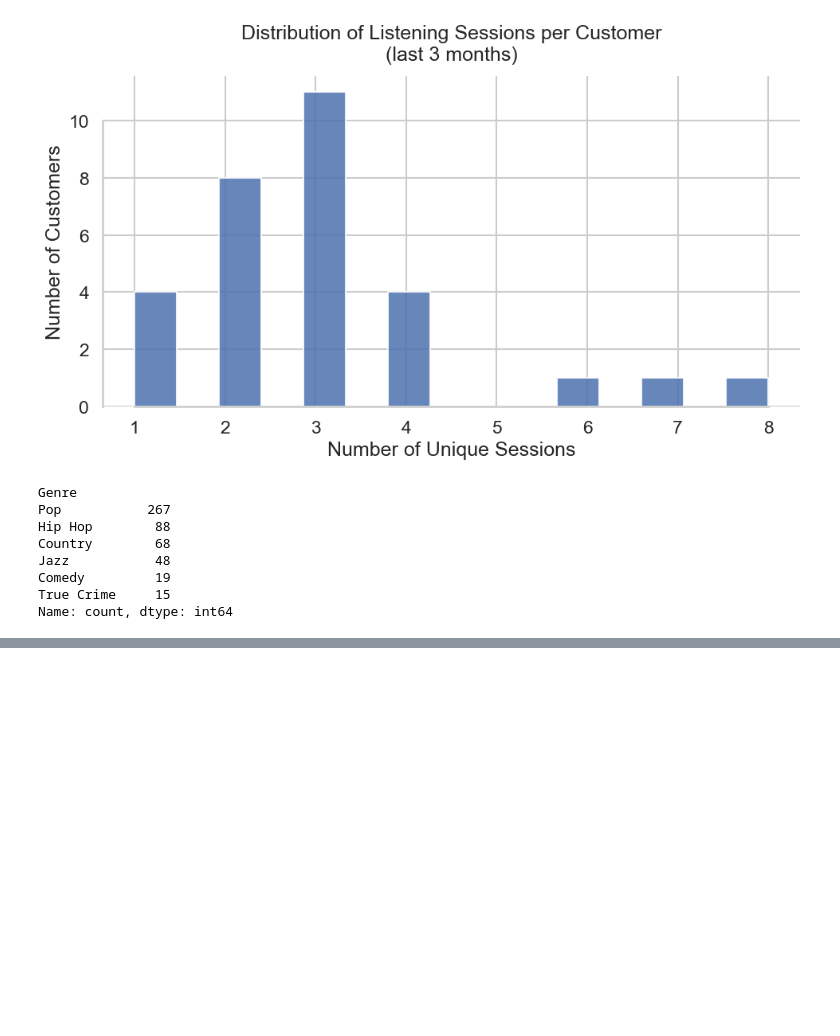
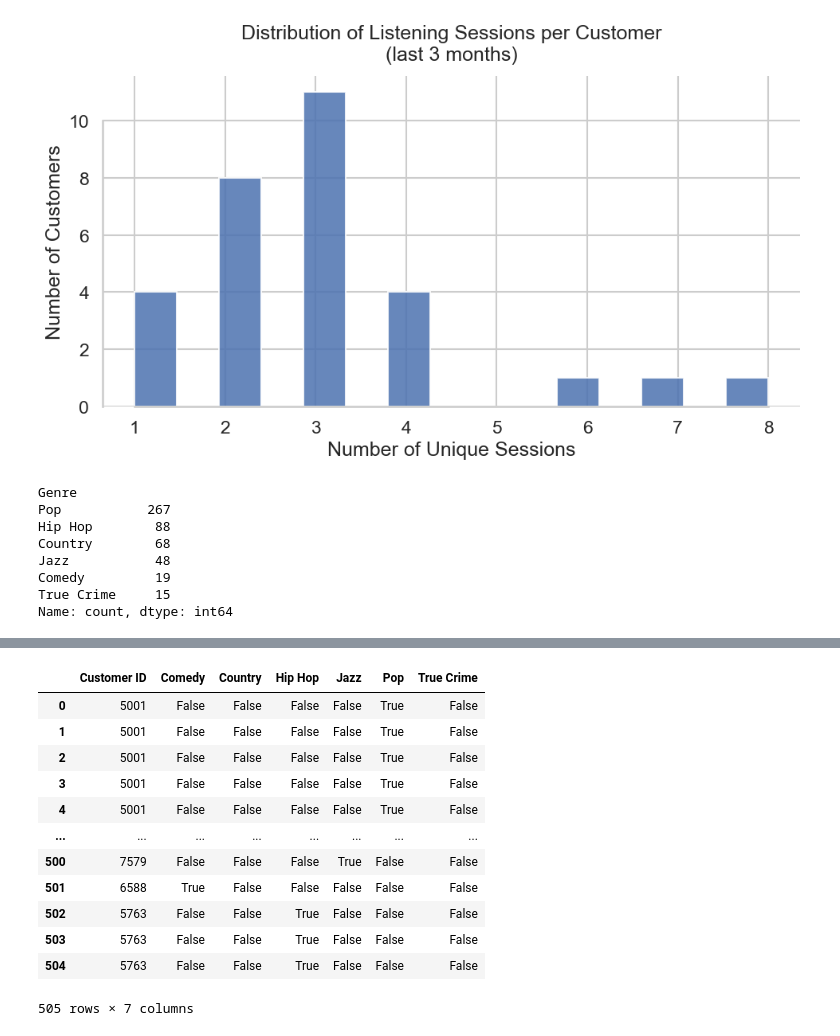
Before and after one commit to Marcin-Charzynski/retention-radar, a Jupyter notebook: notebooks/customer_churn_data_prep.ipynb, the cells around one changed output, grey strips where cells are left out. Drawn from its saved outputs; the diff is of its cells as text; code cells hidden in the pictures; blank space fills up the shorter version.

```diff
--- a/notebooks/customer_churn_data_prep.ipynb
+++ b/notebooks/customer_churn_data_prep.ipynb
@@ -602,0 +649,16 @@ Name: count, dtype: int64
+# %%
+pd.concat([df['Customer ID'], pd.get_dummies(df['Genre'])], axis=1)
+# %% [output]
+|  | Customer ID | Comedy | Country | Hip Hop | Jazz | Pop | True Crime |
+| 0 | 5001 | False | False | False | False | True | False |
+| 1 | 5001 | False | False | False | False | True | False |
+| 2 | 5001 | False | False | False | False | True | False |
+| 3 | 5001 | False | False | False | False | True | False |
+| 4 | 5001 | False | False | False | False | True | False |
+| ... | ... | ... | ... | ... | ... | ... | ... |
+| 500 | 7579 | False | False | False | True | False | False |
+| 501 | 6588 | True | False | False | False | False | False |
+| 502 | 5763 | False | False | True | False | False | False |
+| 503 | 5763 | False | False | True | False | False | False |
+| 504 | 5763 | False | False | True | False | False | False |
+505 rows × 7 columns
```
Also changed, not shown: parts of 12 cells of this notebook, 2 other files.
